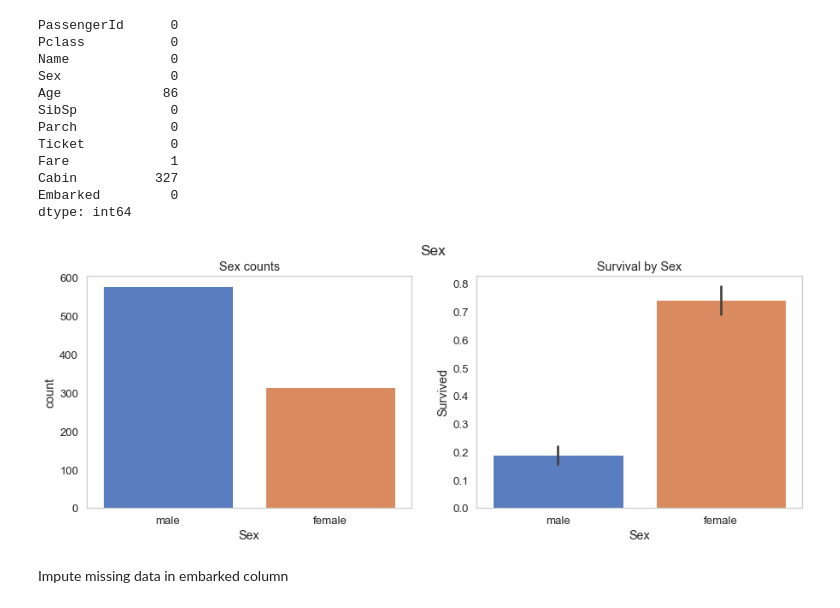
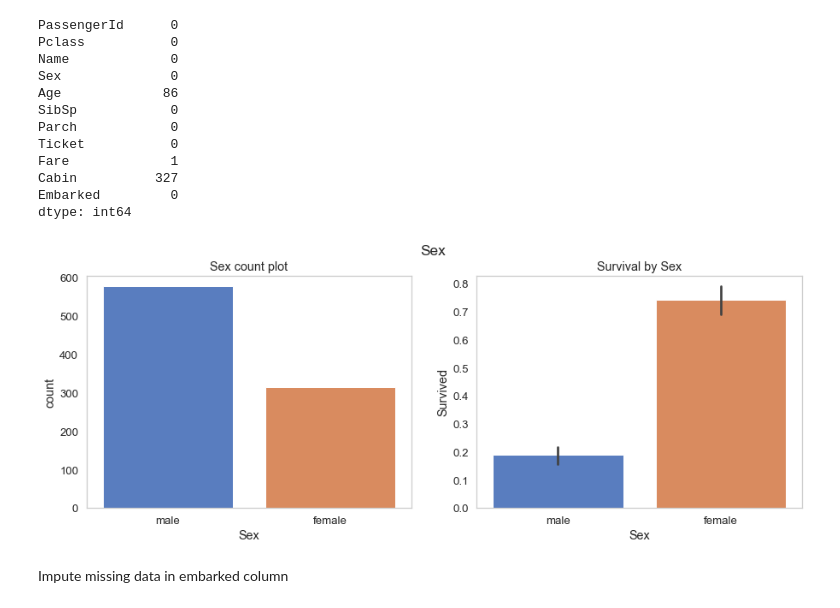
Before and after one commit to trizkynoviandy/titanic-survival-prediction, a Jupyter notebook: titanic_survival.ipynb, the cells around one changed output. Saved outputs shown, nothing was run; the diff lists cells and outputs as text; code cells hidden in the pictures.

```diff
--- a/titanic_survival.ipynb
+++ b/titanic_survival.ipynb
@@ -71,15 +84,15 @@ Embarked         0
 dtype: int64
 # %%
 fig, axes = plt.subplots(1, 2, figsize=(15, 5), sharey=False)
-fig.suptitle('Sex')
+fig.suptitle("Sex")
 
-sns.countplot(ax=axes[0], x='Sex', data=training_set)
-axes[0].set_title('Sex counts')
+sns.countplot(ax=axes[0], x="Sex", data=training_set)
+axes[0].set_title("Sex count plot")
 
-sns.barplot(ax=axes[1], x='Sex', y='Survived', data=training_set)
-axes[1].set_title('Survival by Sex');
+sns.barplot(ax=axes[1], x="Sex", y="Survived", data=training_set)
+axes[1].set_title("Survival by Sex");
 # %% [output]
-[figure, old version]
+[figure, new version]
 # %% [markdown]
 Impute missing data in embarked column
 # %%
```
Also changed, not shown: parts of 20 cells of this notebook.
